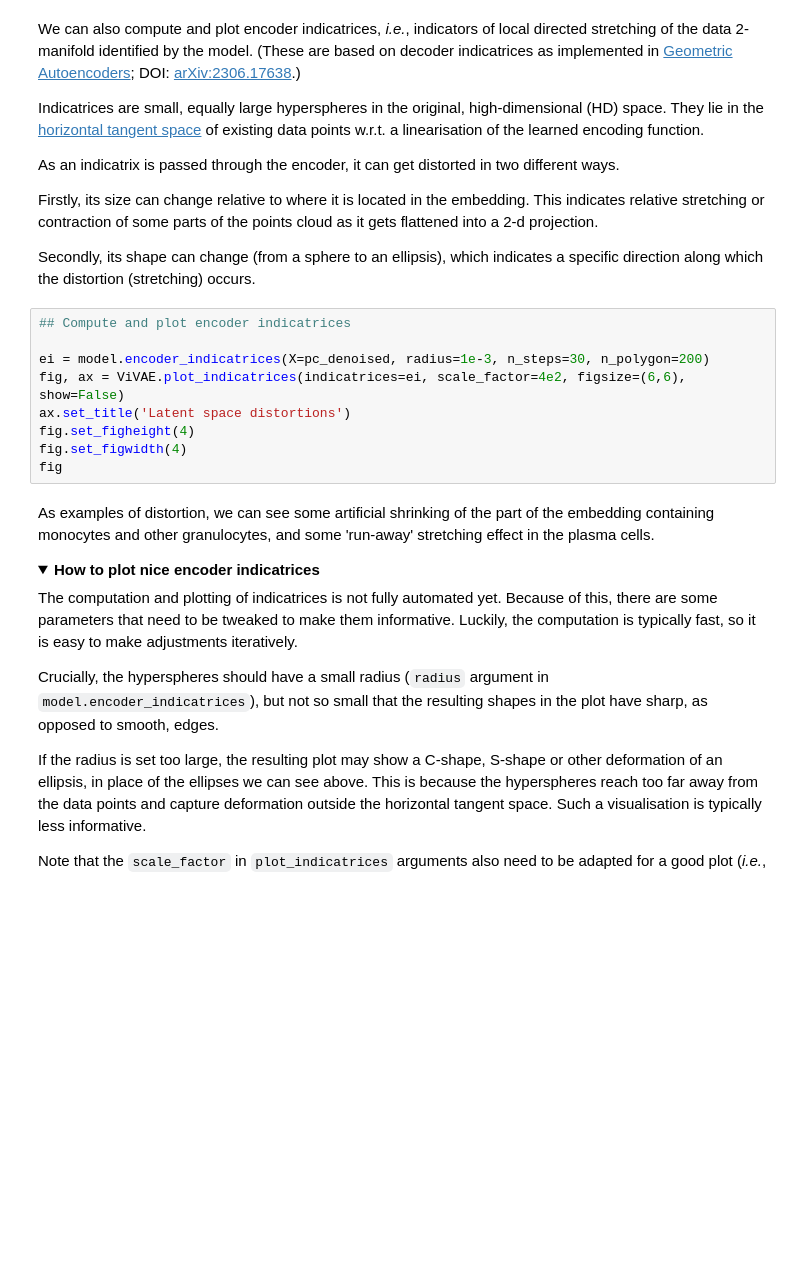
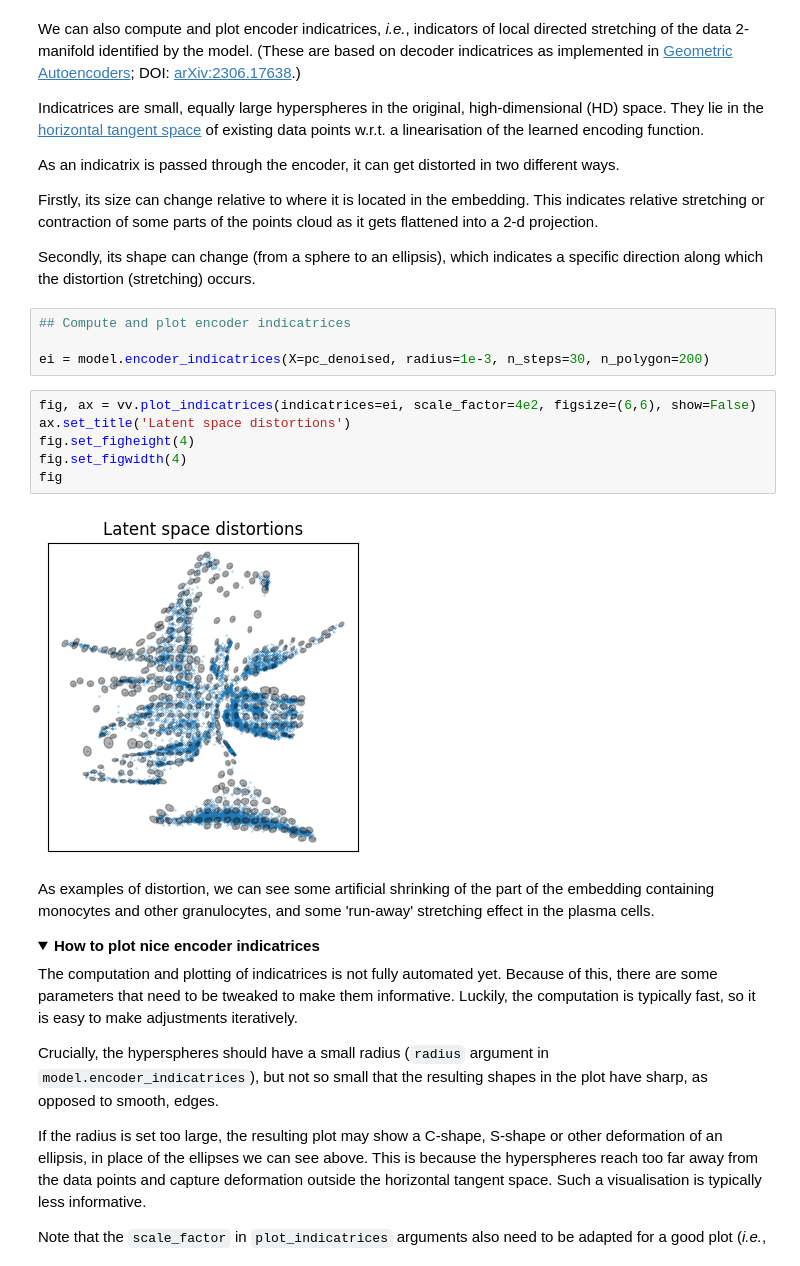
Before and after one commit to saeyslab/ViVAE, a Jupyter notebook: tutorials/example_scrnaseq.ipynb, the cells around one changed output. Cells and saved outputs as stored; diff of their text form; folded sections open; blank space fills up the shorter version.

```diff
--- a/tutorials/example_scrnaseq.ipynb
+++ b/tutorials/example_scrnaseq.ipynb
@@ -265,15 +282,18 @@ Firstly, its size can change relative to where it is located in the embedding.
 This indicates relative stretching or contraction of some parts of the points cloud as it gets flattened into a 2-d projection.
 
 Secondly, its shape can change (from a sphere to an ellipsis), which indicates a specific direction along which the distortion (stretching) occurs.
+# %%
+## Compute and plot encoder indicatrices
+
+ei = model.encoder_indicatrices(X=pc_denoised, radius=1e-3, n_steps=30, n_polygon=200)
 # %%
-## Compute and plot encoder indicatrices
-
-ei = model.encoder_indicatrices(X=pc_denoised, radius=1e-3, n_steps=30, n_polygon=200)
-fig, ax = ViVAE.plot_indicatrices(indicatrices=ei, scale_factor=4e2, figsize=(6,6), show=False)
+fig, ax = vv.plot_indicatrices(indicatrices=ei, scale_factor=4e2, figsize=(6,6), show=False)
 ax.set_title('Latent space distortions')
 fig.set_figheight(4)
 fig.set_figwidth(4)
 fig
+# %% [output]
+[figure, added]
 # %% [markdown]
 As examples of distortion, we can see some artificial shrinking of the part of the embedding containing monocytes and other granulocytes, and some 'run-away' stretching effect in the plasma cells.
 
```
Also changed, not shown: parts of 36 cells of this notebook, 11 other files.
